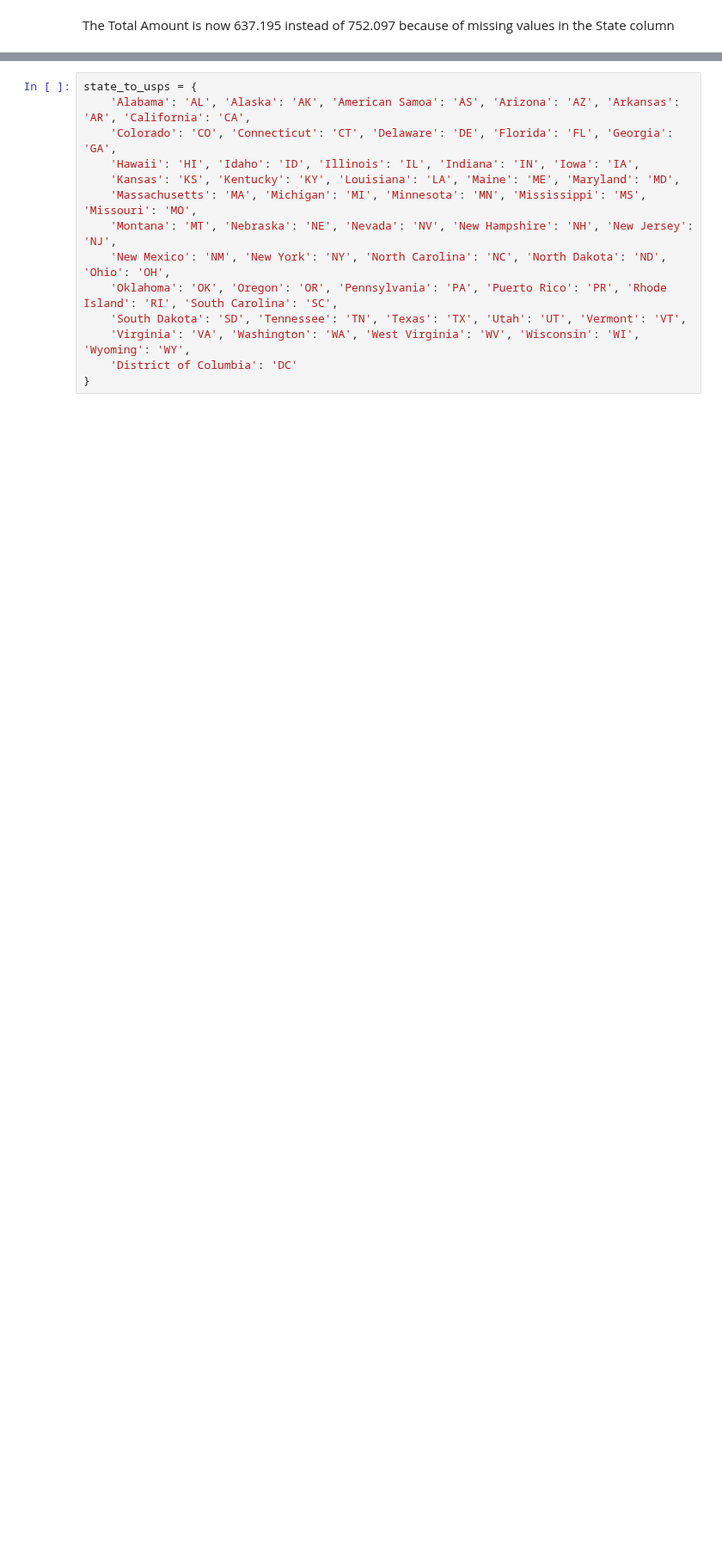
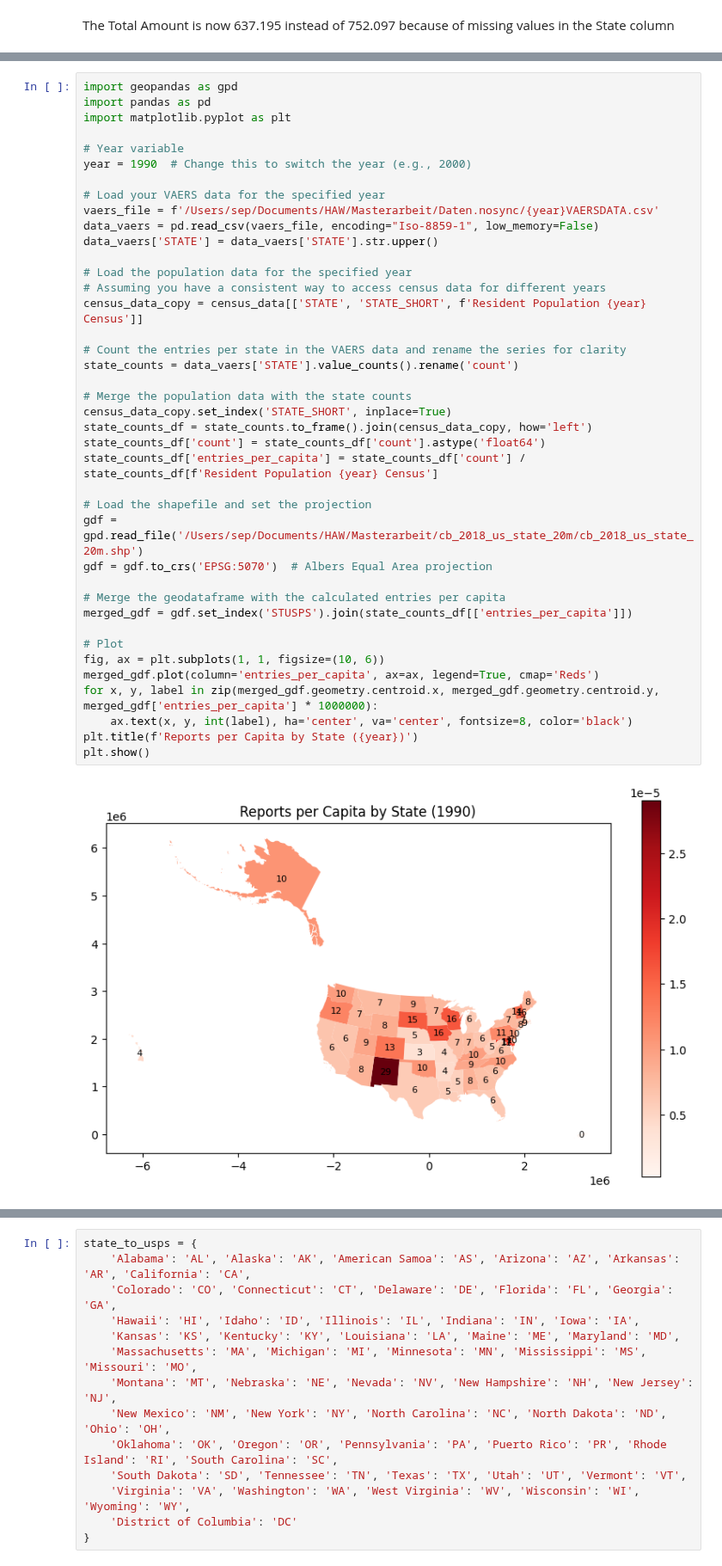
Before and after one commit to ZaNioxX/Masterarbeit, a Jupyter notebook: Data_Exploration/Reports_per_State.ipynb, the cells around one changed output, grey strips where cells are left out. Shown at 86% size. Cells and saved outputs as stored; diff of their text form; blank space fills up the shorter version.

Commit message:
added reports per capita for 1990, 2000, 2010 and 2020

```diff
--- a/Data_Exploration/Reports_per_State.ipynb
+++ b/Data_Exploration/Reports_per_State.ipynb
@@ -198,0 +262,42 @@ The Total Amount is now 637.195 instead of 752.097 because of missing values in
+# %%
+import geopandas as gpd
+import pandas as pd
+import matplotlib.pyplot as plt
+
+# Year variable
+year = 1990  # Change this to switch the year (e.g., 2000)
+
+# Load your VAERS data for the specified year
+vaers_file = f'/Users/sep/Documents/HAW/Masterarbeit/Daten.nosync/{year}VAERSDATA.csv'
+data_vaers = pd.read_csv(vaers_file, encoding="Iso-8859-1", low_memory=False)
+data_vaers['STATE'] = data_vaers['STATE'].str.upper()
+
+# Load the population data for the specified year
+# Assuming you have a consistent way to access census data for different years
+census_data_copy = census_data[['STATE', 'STATE_SHORT', f'Resident Population {year} Census']]
+
+# Count the entries per state in the VAERS data and rename the series for clarity
+state_counts = data_vaers['STATE'].value_counts().rename('count')
+
+# Merge the population data with the state counts
+census_data_copy.set_index('STATE_SHORT', inplace=True)
+state_counts_df = state_counts.to_frame().join(census_data_copy, how='left')
+state_counts_df['count'] = state_counts_df['count'].astype('float64')
+state_counts_df['entries_per_capita'] = state_counts_df['count'] / state_counts_df[f'Resident Population {year} Census']
+
+# Load the shapefile and set the projection
+gdf = gpd.read_file('/Users/sep/Documents/HAW/Masterarbeit/cb_2018_us_state_20m/cb_2018_us_state_20m.shp')
+gdf = gdf.to_crs('EPSG:5070')  # Albers Equal Area projection
+
+# Merge the geodataframe with the calculated entries per capita
+merged_gdf = gdf.set_index('STUSPS').join(state_counts_df[['entries_per_capita']])
+
+# Plot
+fig, ax = plt.subplots(1, 1, figsize=(10, 6))
+merged_gdf.plot(column='entries_per_capita', ax=ax, legend=True, cmap='Reds')
+for x, y, label in zip(merged_gdf.geometry.centroid.x, merged_gdf.geometry.centroid.y, merged_gdf['entries_per_capita'] * 1000000):
+    ax.text(x, y, int(label), ha='center', va='center', fontsize=8, color='black')
+plt.title(f'Reports per Capita by State ({year})')
+plt.show()
+# %% [output]
+[figure, added]
```
Also changed, not shown: parts of 15 cells of this notebook.
